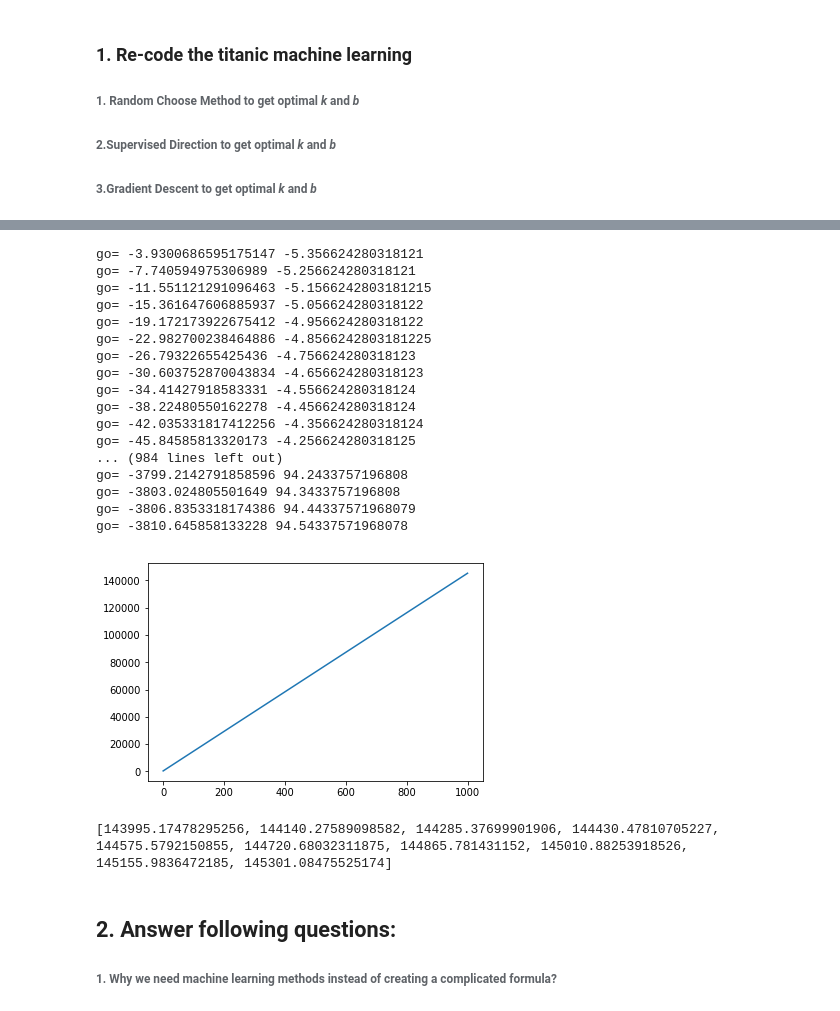
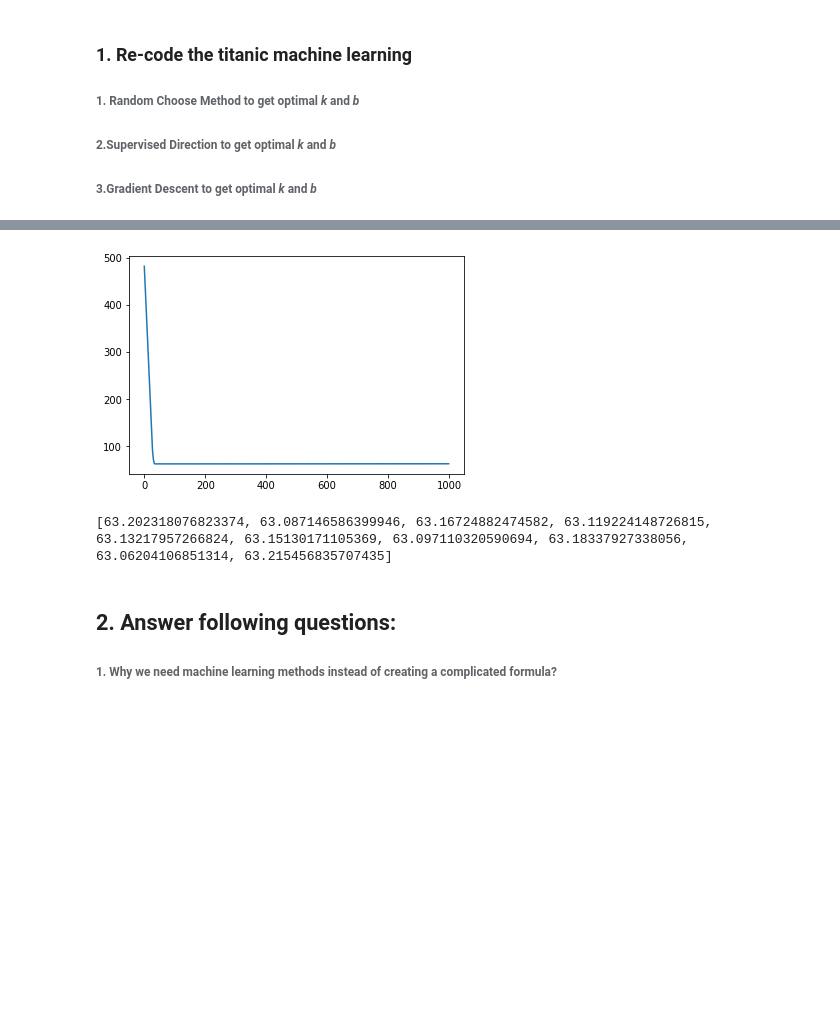
Before and after one commit to Blaxon/AI-For-NLP, a Jupyter notebook: Assignment-03.ipynb, the cells around one changed output, grey strips where cells are left out. Cells and saved outputs as stored; diff of their text form; code cells hidden in the pictures; blank space fills up the shorter version.

```diff
--- a/Assignment-03.ipynb
+++ b/Assignment-03.ipynb
@@ -83,53 +83,34 @@ print(losses[-10:])
 # %%
 # 3.Gradient Descent to get optimal k* and *b
-
 def gradDesc(count, data, lear_rate):
-    derivate_k = lambda y, eta_y, x: np.mean([-xi*1 if yi - eta_yi else -xi*-1
+    derivate_k = lambda y, eta_y, x: np.mean([-xi*1 if yi - eta_yi > 0 else -xi*-1
                                                  for yi, eta_yi, xi in zip(y, eta_y, x)])
     derivate_b = lambda y, eta_y: np.mean([1 if yi - eta_yi > 0 else -1
                                                for yi, eta_yi in zip(y, eta_y)])
     randomkb = lambda : (random.random()*20-10, random.random()*20-10)
     genFunc = lambda k,b: lambda x: k*x+b
     calcLoss = lambda k,b: np.mean(np.abs(data['y'] - genFunc(k,b)(data['x'])))
 
     losses = []
     k, b = randomkb()
     for _ in range(count):
         _func = genFunc(k,b)
         eta_y = _func(data['x'])
 
         dk = derivate_k(data['y'], eta_y, data['x'])
         db = derivate_b(data['y'], eta_y)
-        k, b = k+dk*lear_rate, b+db*lear_rate
-        print('go=',k,b)
+        k, b = k - dk * lear_rate, b - db * lear_rate
         losses.append(calcLoss(k, b))
 
     return losses
 
-losses = gradDesc(1000, {'x': sub_age, 'y': sub_fare}, 1e-1)
+losses = gradDesc(1000, {'x': sub_age, 'y': sub_fare}, 1e-2)
 plt.plot(range(len(losses)), losses)
 plt.show()
 print(losses[-10:])
 # %% [output]
+[figure, new version]
-go= -3.9300686595175147 -5.356624280318121
-go= -7.740594975306989 -5.256624280318121
-go= -11.551121291096463 -5.1566242803181215
-go= -15.361647606885937 -5.056624280318122
-go= -19.172173922675412 -4.956624280318122
-go= -22.982700238464886 -4.8566242803181225
-go= -26.79322655425436 -4.756624280318123
-go= -30.603752870043834 -4.656624280318123
-go= -34.41427918583331 -4.556624280318124
-go= -38.22480550162278 -4.456624280318124
-go= -42.035331817412256 -4.356624280318124
-go= -45.84585813320173 -4.256624280318125
-... (984 lines left out)
-go= -3799.2142791858596 94.2433757196808
-go= -3803.024805501649 94.3433757196808
-go= -3806.8353318174386 94.44337571968079
-go= -3810.645858133228 94.54337571968078
+[63.202318076823374, 63.087146586399946, 63.16724882474582, 63.119224148726815, 63.13217957266824, 63.15130171105369, 63.097110320590694, 63.18337927338056, 63.06204106851314, 63.215456835707435]
-[figure, old version]
-[143995.17478295256, 144140.27589098582, 144285.37699901906, 144430.47810705227, 144575.5792150855, 144720.68032311875, 144865.781431152, 145010.88253918526, 145155.9836472185, 145301.08475525174]
 # %% [markdown]
 ## 2. Answer following questions:
 
```
Also changed, not shown: parts of 2 cells of this notebook.
